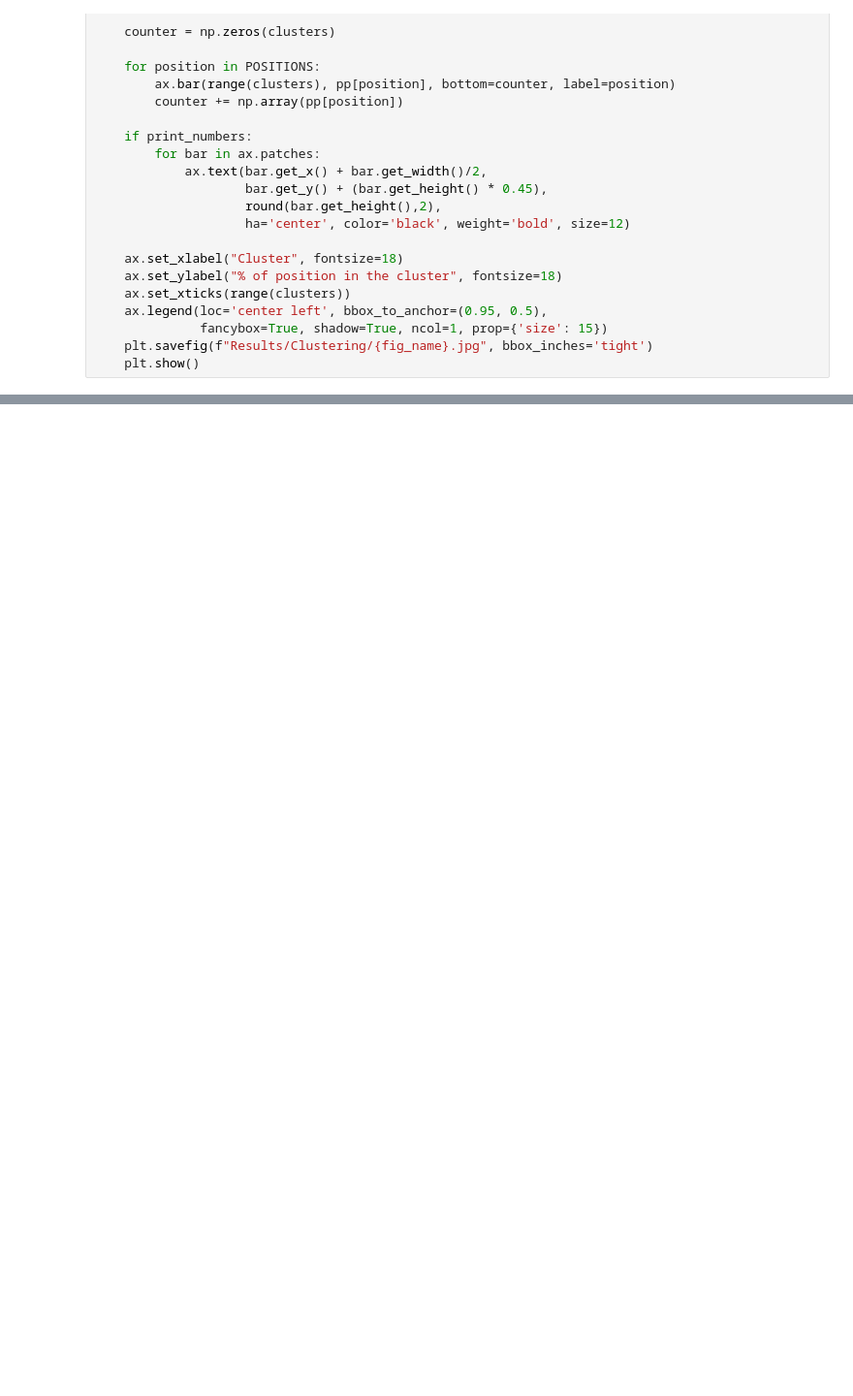
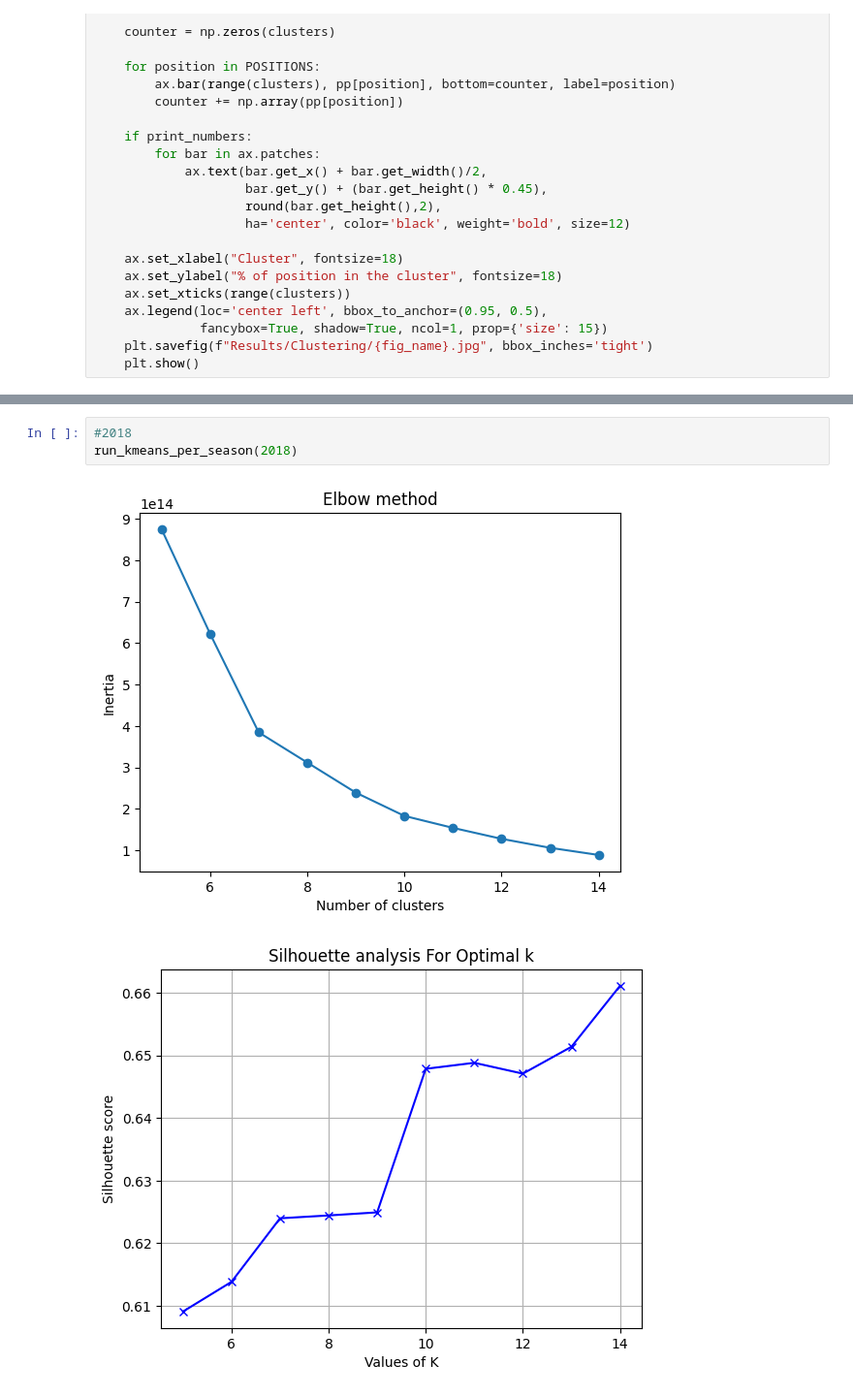
Before and after one commit to mibrahimfm/NBA-analysis, a Jupyter notebook: PlayerClustering.ipynb, the cells around one changed output, grey strips where cells are left out. Shown at 97% size. Drawn from its saved outputs; the diff is of its cells as text; blank space fills up the shorter version.

```diff
--- a/PlayerClustering.ipynb
+++ b/PlayerClustering.ipynb
@@ -351,0 +210,6 @@ for season in range(2017,2023):
+# %%
+#2018
+run_kmeans_per_season(2018)
+# %% [output]
+[figure, added]
+[figure, added]
```
Also changed, not shown: parts of 60 cells of this notebook, 14 other files.
